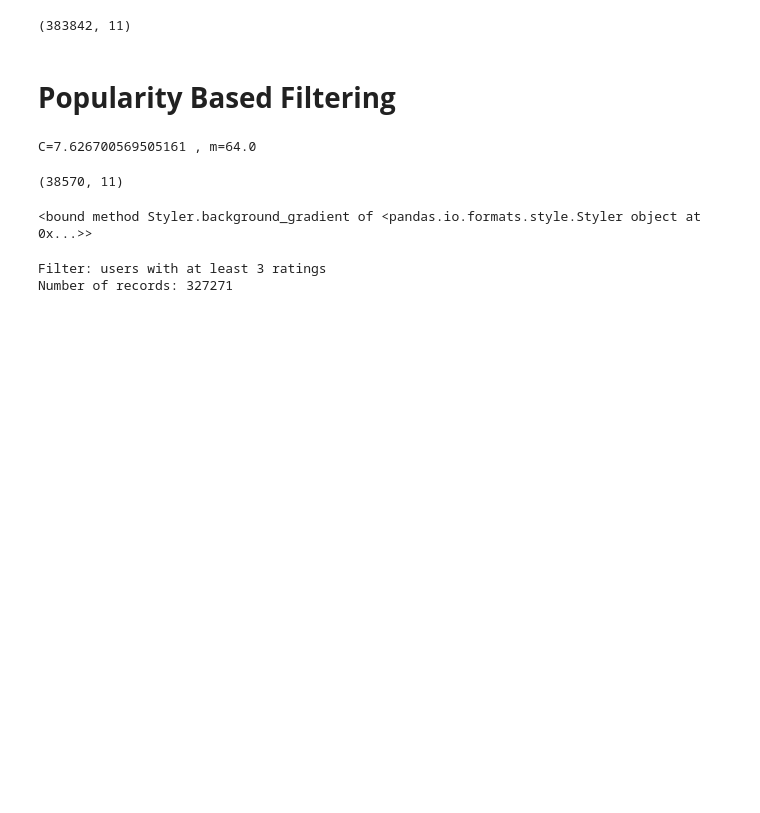
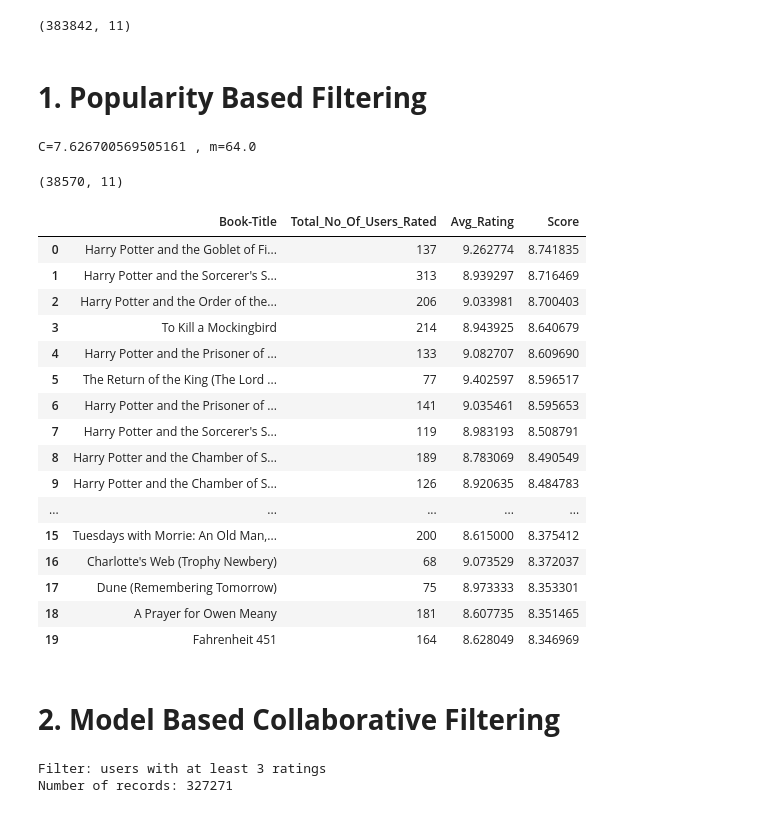
Before and after one commit to Manass20/Book_Recommendation_System_Manas-Capstone_Projecct, a Jupyter notebook: Book_Recommendation_System_Manas_Capstone_Projecct.ipynb, the cells around one changed output. Cells and saved outputs as stored; diff of their text form; code cells hidden in the pictures; blank space fills up the shorter version.

```diff
--- a/Book_Recommendation_System_Manas_Capstone_Projecct.ipynb
+++ b/Book_Recommendation_System_Manas_Capstone_Projecct.ipynb
@@ -561,7 +561,7 @@ Final_Dataset.shape
 # %% [output]
 (383842, 11)
 # %% [markdown]
-# **Popularity Based Filtering**
+# **1. Popularity Based Filtering**
 # %%
 C= Final_Dataset['Avg_Rating'].mean()
 m= Final_Dataset['Total_No_Of_Users_Rated'].quantile(0.90)
@@ -586,15 +586,33 @@ Top_Books = Top_Books.sort_values('Score', ascending=False)
 # %%
 #Keeping only one entry of each book
 Top_Books=Top_Books.sort_values('Score', ascending=False).drop_duplicates('ISBN').sort_index()
 cm=sns.light_palette('yellow',as_cmap=True)
 
 #Sorting books based on score calculated above
 Top_Books = Top_Books.sort_values('Score', ascending=False)
 
 #Printing the top 20 books
-Top_Books[['Book-Title', 'Total_No_Of_Users_Rated', 'Avg_Rating', 'Score']].reset_index(drop=True).head(20).style.background_gradient
+Top_Books[['Book-Title', 'Total_No_Of_Users_Rated', 'Avg_Rating', 'Score']].reset_index(drop=True).head(20).style.background_gradient(axis=None, low=0.75, high=1.0)
 # %% [output]
-<bound method Styler.background_gradient of <pandas.io.formats.style.Styler object at 0x...>>
+|  | Book-Title | Total_No_Of_Users_Rated | Avg_Rating | Score |
+| 0 | Harry Potter and the Goblet of Fi... | 137 | 9.262774 | 8.741835 |
+| 1 | Harry Potter and the Sorcerer's S... | 313 | 8.939297 | 8.716469 |
+| 2 | Harry Potter and the Order of the... | 206 | 9.033981 | 8.700403 |
+| 3 | To Kill a Mockingbird | 214 | 8.943925 | 8.640679 |
+| 4 | Harry Potter and the Prisoner of ... | 133 | 9.082707 | 8.609690 |
+| 5 | The Return of the King (The Lord ... | 77 | 9.402597 | 8.596517 |
+| 6 | Harry Potter and the Prisoner of ... | 141 | 9.035461 | 8.595653 |
+| 7 | Harry Potter and the Sorcerer's S... | 119 | 8.983193 | 8.508791 |
+| 8 | Harry Potter and the Chamber of S... | 189 | 8.783069 | 8.490549 |
+| 9 | Harry Potter and the Chamber of S... | 126 | 8.920635 | 8.484783 |
+| ... | ... | ... | ... | ... |
+| 15 | Tuesdays with Morrie: An Old Man,... | 200 | 8.615000 | 8.375412 |
+| 16 | Charlotte's Web (Trophy Newbery) | 68 | 9.073529 | 8.372037 |
+| 17 | Dune (Remembering Tomorrow) | 75 | 8.973333 | 8.353301 |
+| 18 | A Prayer for Owen Meany | 181 | 8.607735 | 8.351465 |
+| 19 | Fahrenheit 451 | 164 | 8.628049 | 8.346969 |
+# %% [markdown]
+# **2. Model Based Collaborative Filtering**
 # %%
 import scipy
 import math
```
Also changed, not shown: parts of 83 cells of this notebook.
